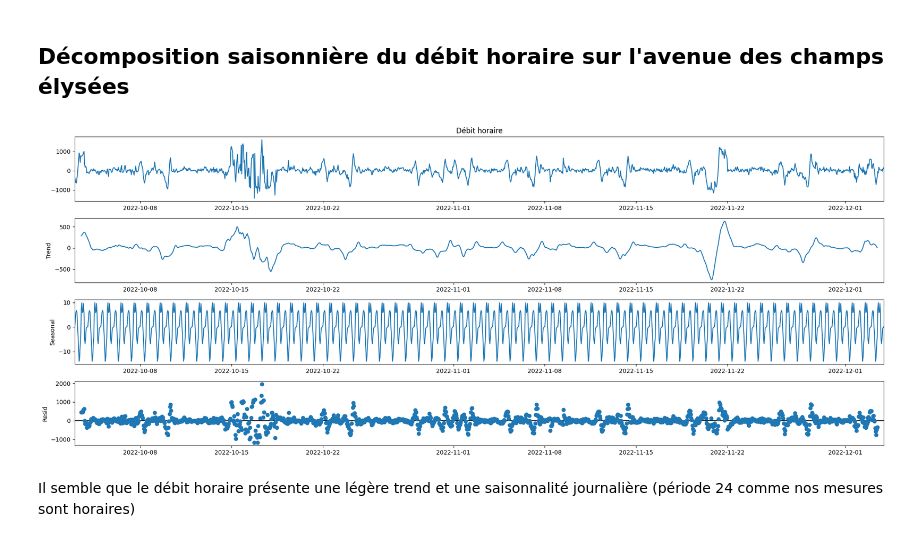
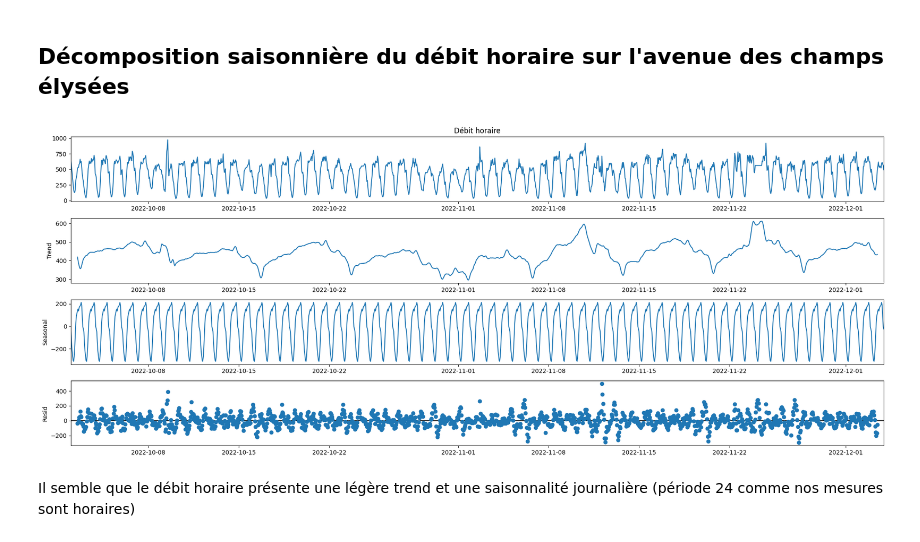
Before and after one commit to romainf28/datathon_gamma_livraisonCO, a Jupyter notebook: SARIMA.ipynb, the cells around one changed output. Saved outputs shown, nothing was run; the diff lists cells and outputs as text; code cells hidden in the pictures.

```diff
--- a/SARIMA.ipynb
+++ b/SARIMA.ipynb
@@ -26,6 +26,6 @@ df_train_conv, df_test_conv = get_train_test(df_conv)
 # %% [markdown]
 ## Moyenne mobile du débit horaire sur fenêtre de 24h pour l'avenue des champs élysées
 # %%
-df_train_ce = set_indexes_for_timeseries(df_train_ce)
+df_train_sts = set_indexes_for_timeseries(df_train_sts)
 # %%
 
@@ -52,11 +52,11 @@ plt.show()
 # %%
 
 plt.rcParams["figure.figsize"] = (20,8)
-decomposition = sm.tsa.seasonal_decompose(df_train_ce[df_train_ce["Date"]>datetime(2022,10,1)]["Débit horaire"].diff(24).dropna(), model='additive')
+decomposition = sm.tsa.seasonal_decompose(df_train_sts[df_train_sts["Date"]>datetime(2022,10,1)]["Débit horaire"].dropna(), model='additive')
 fig = decomposition.plot()
 plt.show()
 # %% [output]
-[figure, old version]
+[figure, new version]
 # %% [markdown]
 Il semble que le débit horaire présente une légère trend et une saisonnalité journalière (période 24 comme nos mesures sont horaires)
 # %%
```
Also changed, not shown: parts of 12 cells of this notebook, 2 other files.
